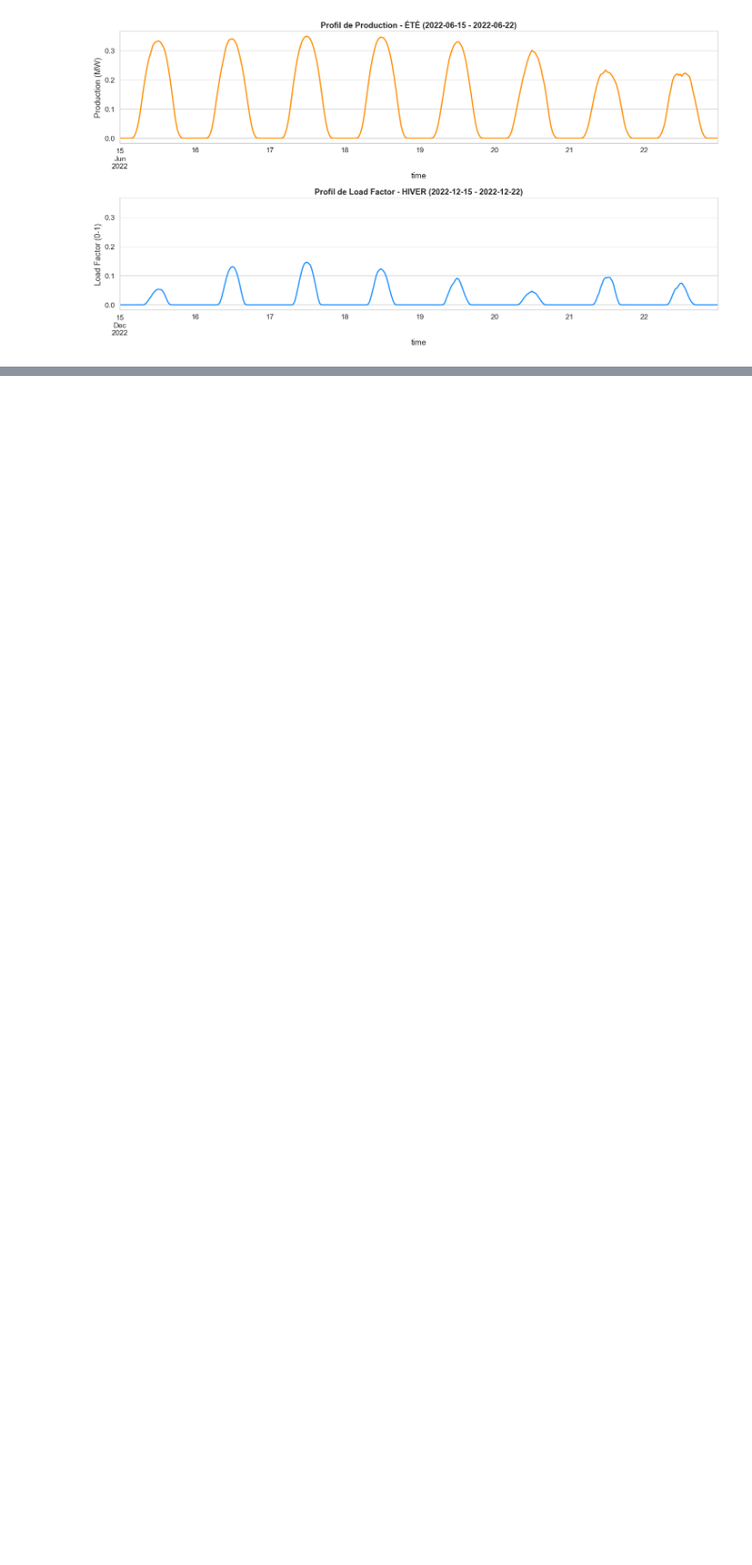
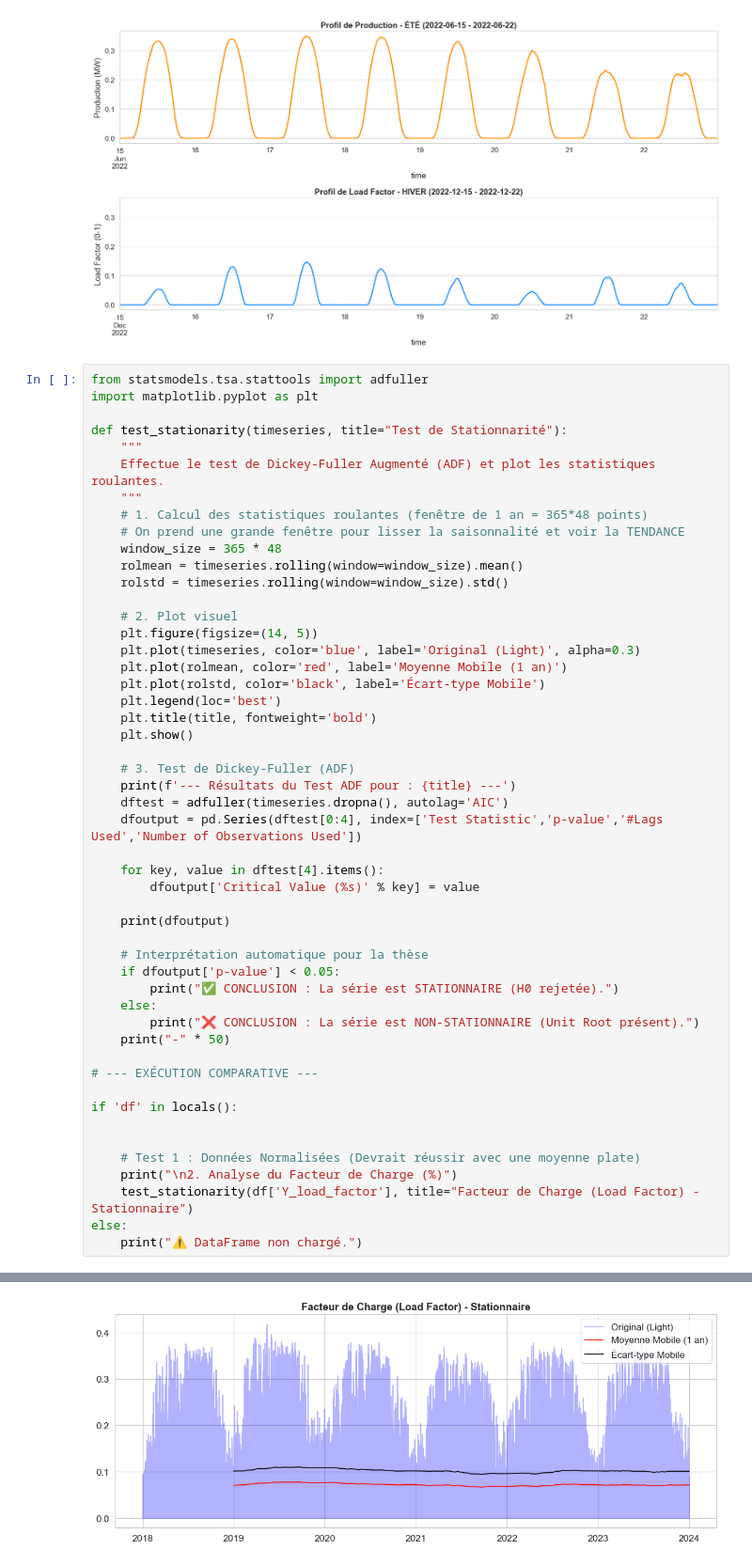
Before and after one commit to IshaghCheikh/PythonProject, a Jupyter notebook: main.ipynb, the cells around one changed output, grey strips where cells are left out. Shown at 94% size. Saved outputs shown, nothing was run; the diff lists cells and outputs as text; blank space fills up the shorter version.

```diff
--- a/main.ipynb
+++ b/main.ipynb
@@ -396,3 +397,54 @@ plt.tight_layout()
 plt.show()
 # %% [output]
 [figure]
+# %%
+from statsmodels.tsa.stattools import adfuller
+import matplotlib.pyplot as plt
+
+def test_stationarity(timeseries, title="Test de Stationnarité"):
+    """
+    Effectue le test de Dickey-Fuller Augmenté (ADF) et plot les statistiques roulantes.
+    """
+    # 1. Calcul des statistiques roulantes (fenêtre de 1 an = 365*48 points)
+    # On prend une grande fenêtre pour lisser la saisonnalité et voir la TENDANCE
+    window_size = 365 * 48
+    rolmean = timeseries.rolling(window=window_size).mean()
+    rolstd = timeseries.rolling(window=window_size).std()
+
+    # 2. Plot visuel
+    plt.figure(figsize=(14, 5))
+    plt.plot(timeseries, color='blue', label='Original (Light)', alpha=0.3)
+    plt.plot(rolmean, color='red', label='Moyenne Mobile (1 an)')
+    plt.plot(rolstd, color='black', label='Écart-type Mobile')
+    plt.legend(loc='best')
+    plt.title(title, fontweight='bold')
+    plt.show()
+
+    # 3. Test de Dickey-Fuller (ADF)
+    print(f'--- Résultats du Test ADF pour : {title} ---')
+    dftest = adfuller(timeseries.dropna(), autolag='AIC')
+    dfoutput = pd.Series(dftest[0:4], index=['Test Statistic','p-value','#Lags Used','Number of Observations Used'])
+
+    for key, value in dftest[4].items():
+        dfoutput['Critical Value (%s)' % key] = value
+
+    print(dfoutput)
+
+    # Interprétation automatique pour la thèse
+    if dfoutput['p-value'] < 0.05:
+        print("✅ CONCLUSION : La série est STATIONNAIRE (H0 rejetée).")
+    else:
+        print("❌ CONCLUSION : La série est NON-STATIONNAIRE (Unit Root présent).")
+    print("-" * 50)
+
+# --- EXÉCUTION COMPARATIVE ---
+
+if 'df' in locals():
+
+
+    # Test 1 : Données Normalisées (Devrait réussir avec une moyenne plate)
+    print("\n2. Analyse du Facteur de Charge (%)")
+    test_stationarity(df['Y_load_factor'], title="Facteur de Charge (Load Factor) - Stationnaire")
+else:
+    print("⚠️ DataFrame non chargé.")
+# %% [output]
@@ -398,0 +452 @@ plt.show()
+[figure, added]
```
Also changed, not shown: parts of 12 cells of this notebook.
